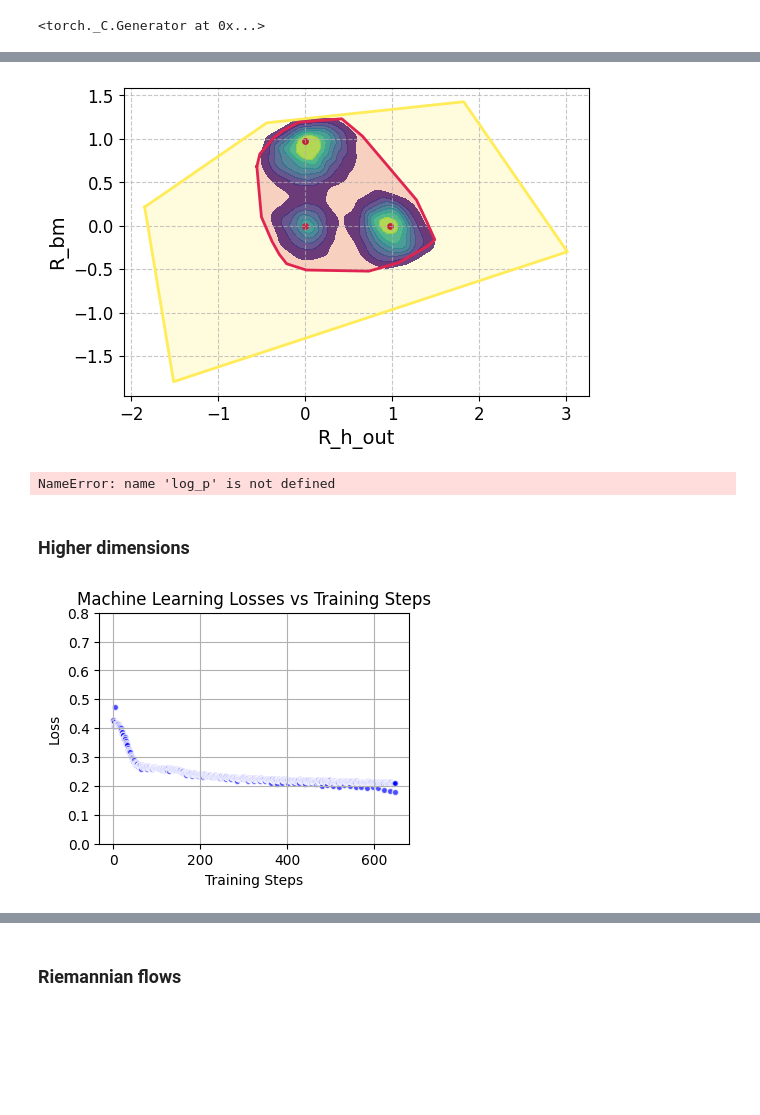
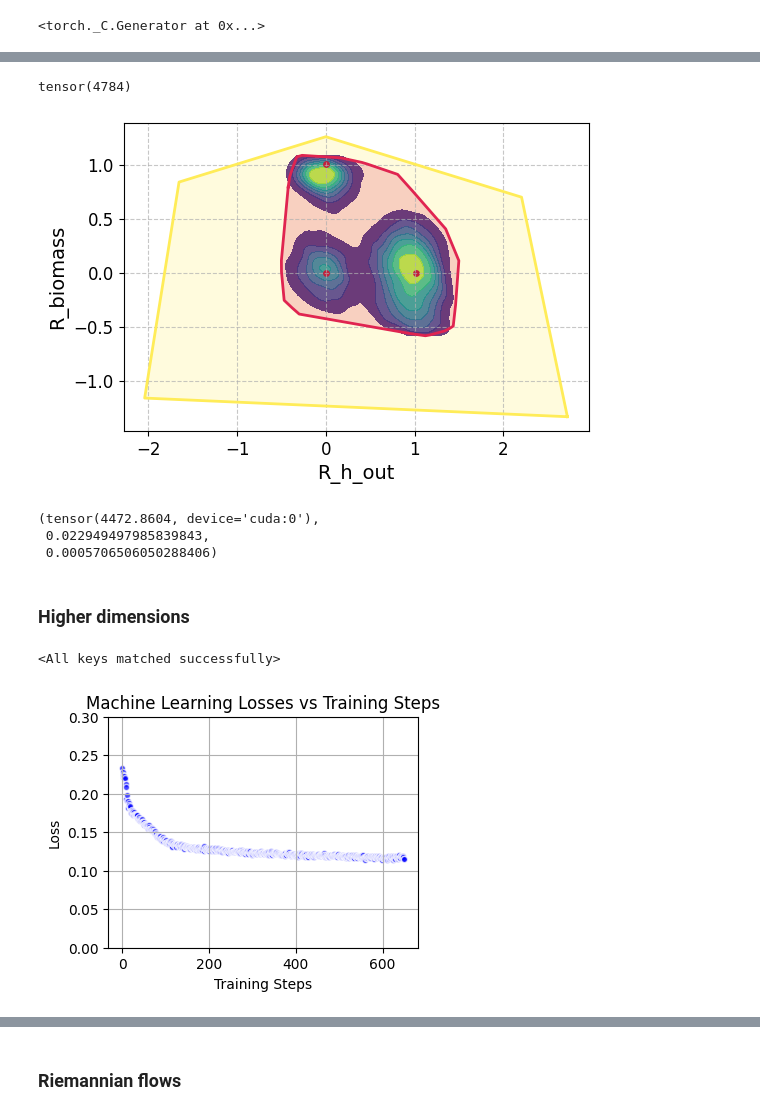
Before and after one commit to Patrickens/sbmfi, a Jupyter notebook: arxiv_polytope/flow_matching.ipynb, the cells around one changed output, grey strips where cells are left out. Drawn from its saved outputs; the diff is of its cells as text; code cells hidden in the pictures; blank space fills up the shorter version.

```diff
--- a/arxiv_polytope/flow_matching.ipynb
+++ b/arxiv_polytope/flow_matching.ipynb
@@ -234,15 +245,0 @@ plt.show()
-# %%
-aff_model = aff_model.to(dtype=torch.float)
-wrapped_vf = WrappedModel(aff_model).to(dtype=torch.float)
-
-step_size = torch.Tensor([0.05]).to(device=device, dtype=torch.float)
-
-x_init = test_dataset[:][0]
-solver = ODESolver(velocity_model=wrapped_vf)  # create an ODESolver class
-# sol = solver.sample(
-#     time_grid=torch.Tensor([0.0, 1.0]).to(dtype=torch.float, device=device),
-#     x_init=x_init,
-#     method='midpoint',
-#     step_size=step_size,
-#     return_intermediates=True,
-# )  # sample from the model
@@ -260 +246,6 @@ tensor([[ 0.4289,  0.1093, -0.8296,  0.3017],
+# %%
+wrapped_vf = WrappedModel(aff_model)
+
+x_init = test_dataset[:][0].to(dtype=torch.float, device=device)
+solver = ODESolver(velocity_model=wrapped_vf)
 # %%
@@ -281,0 +255,12 @@ sol2
+# %%
+sol, log_det = sample_and_div(
+    ode_solver=solver,
+    x_init=x_init,
+    step_size=0.05,
+    method= "midpoint",
+    return_intermediates = False,
+    return_div= True,
+    exact_divergence=True,
+)
+log_p0 = log_p_pol(x_init)
+log_p = log_p0 - log_det
@@ -282,57 +294,59 @@ sol2
 # %%
-flow_numpy = sol2.to(device='cpu', dtype=torch.double)
-in_pol = ((psm._G @ flow_numpy[1].T) < psm._h).all(0)
+flow_numpy = sol.to(device='cpu', dtype=torch.double)
+in_pol = ((psm._G @ flow_numpy.T) < psm._h).all(0)
 
 in_pol.sum()
+# %% [output]
+tensor(4784)
 # %%
 plt.ioff()
 
 fig, ax = plot_dataframes(
     vertices=v_representation,
-    samples=pd.DataFrame(flow_numpy[1, :5000], columns=psm.rounded_id),
+    samples=pd.DataFrame(flow_numpy, columns=psm.rounded_id),
+    n_sample_cdf=5000,
     points=means_df,
     x_col='R_h_out',
-    y_col='R_bm',
+    y_col='R_biomass',
     x_label='R_h_out',
-    y_label='R_bm',
+    y_label='R_biomass',
     label1='Polytope',
     label2='Samples Convex Hull',
     label3='Samples KDE Density',
     label4='Additional Points',
     bw_method=None,
     bw_adjust=0.6,
     levels=8,
     font_dict=None,
     vertices_fill_color='#ffec58',
     samples_fill_color='#e02450',
     figsize=(6, 4),
     show_legend=False,
     legend_loc='best',
     s_points=15,
     points_color='#C41E3A',
 )
 plt.show()
 # %% [output]
-[figure, old version]
+[figure, new version]
 # %%
 weights_df = pd.DataFrame([
-    flow_numpy[:, -1],
-    log_p.numpy(),
-    log_q.numpy(),
-    torch.log(abs(dets)).numpy(),
-], index=['r', 'log_p', 'log_q', 'abs_log_det', ]).T
+    target.log_prob(sol.to('cpu')) - log_pol_vol,
+    exact_log_q,
+], index=['log_p', 'log_q']).T
 
-weights_df['tot_log_q'] = weights_df['log_q'] - weights_df['abs_log_det']
-weights_df['diff'] = weights_df['log_p'] - weights_df['tot_log_q']
+weights_df['diff'] = weights_df['log_p'] - weights_df['log_q']
 
 ws = np.exp(weights_df['diff'])
 KL_Z = ws.mean()
-ln_KL = (weights_df['log_p'] + weights_df['tot_log_q']).mean() + np.log(KL_Z)
+ln_KL = (weights_df['log_p'] + weights_df['log_q']).mean() + np.log(KL_Z)
 KL = np.exp(ln_KL)
 ESS = ws.sum()**2 / (ws**2).sum()
 ESS, KL_Z, KL
 # %% [output]
-NameError: name 'log_p' is not defined
+(tensor(4472.8604, device='cuda:0'),
+ 0.022949497985839843,
+ 0.0005706506050288406)
 # %% [markdown]
 ### Higher dimensions
 # %%
@@ -359,11 +374,15 @@ rounded_noise_dataloader = torch.utils.data.DataLoader(noise_dataset, batch_size
 
 losses = []
 # %%
-# train_in_polytope(Kaff_model, optimizer, rounded_noise_dataloader, rounded_target_dataloader)
+# train_affine(Kaff_model, optimizer, noise_dataloader, target_dataloader, losses)
 # torch.save(Kaff_model.state_dict(), "Kaff_model.pt")
 # pickle.dump(losses, open('Kaff_model_1024_losses.p', 'wb'))
+KKaff_model = MLP(input_dim=Kmog_rounded.shape[-1], time_dim=1, hidden_dim=hidden_dim, hidden_layers=6).to(device)
+KKaff_model.load_state_dict(torch.load("Kaff_model.pt"))
+# %% [output]
+<All keys matched successfully>
 # %%
-fig = plot_losses_vs_steps(losses)
+fig = plot_losses_vs_steps(losses, axmax=0.3)
 plt.show()
 # %% [output]
-[figure, old version]
+[figure, new version]
```
Also changed, not shown: parts of 44 cells of this notebook, 14 other files.
